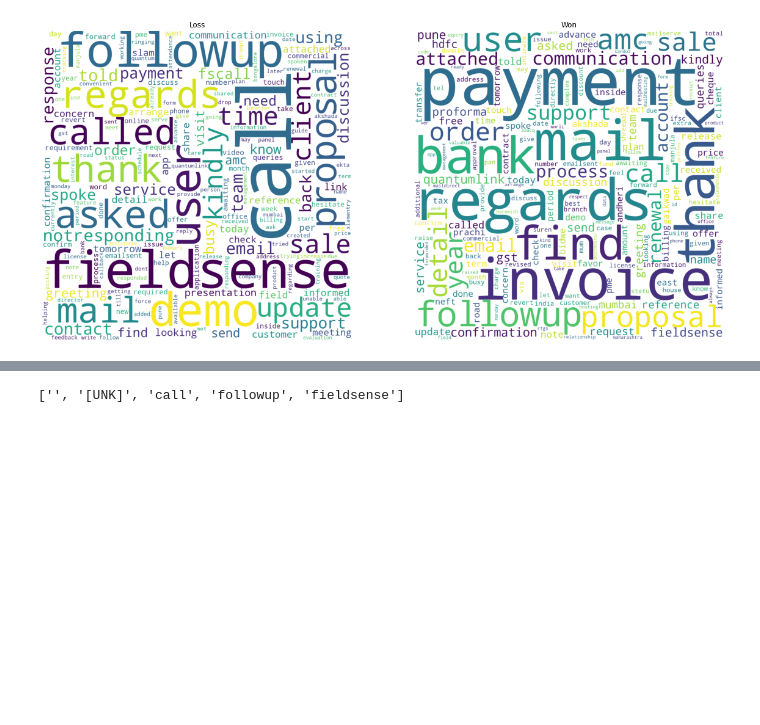
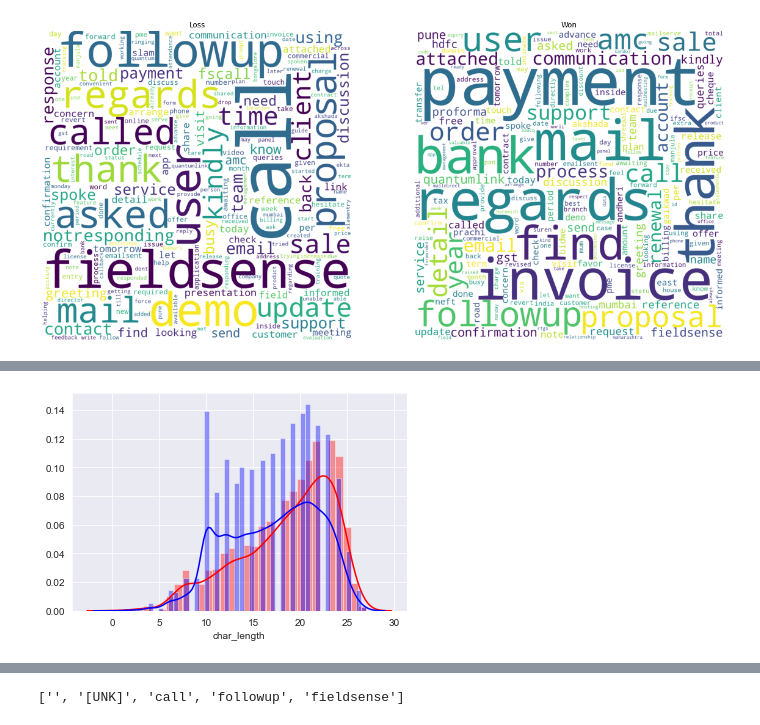
Before and after one commit to ShardulJ/QLC_Assignment, a Jupyter notebook: Untitled2.ipynb, the cells around one changed output, grey strips where cells are left out. Saved outputs shown, nothing was run; the diff lists cells and outputs as text; code cells hidden in the pictures; blank space fills up the shorter version.

```diff
--- a/Untitled2.ipynb
+++ b/Untitled2.ipynb
@@ -297,0 +321,4 @@ df = df.drop(['s','sentiments','tokens'],1)
+# %%
+plot_dist('char_length')
+# %% [output]
+[figure, added]
```
Also changed, not shown: parts of 41 cells of this notebook.
